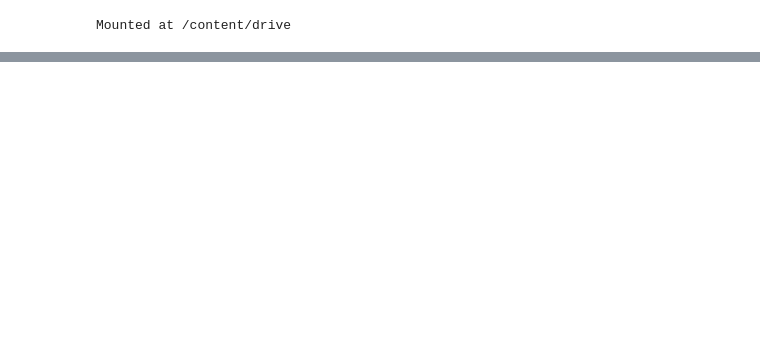
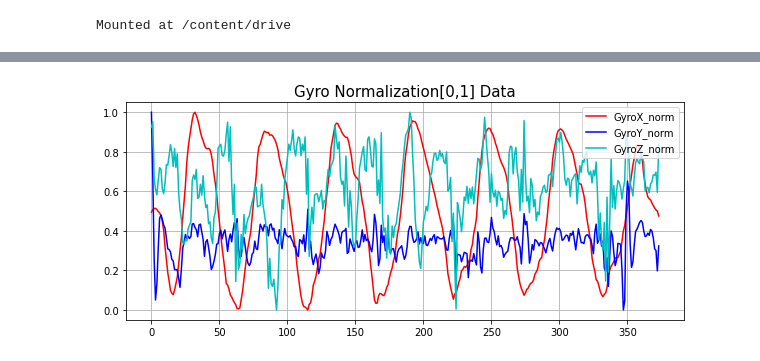
Before and after one commit to Hyolinkim/capstoneDesign_20210830, a Jupyter notebook: dataScalingNorm.ipynb, the cells around one changed output, grey strips where cells are left out. Saved outputs shown, nothing was run; the diff lists cells and outputs as text; code cells hidden in the pictures; blank space fills up the shorter version.

```diff
--- a/dataScalingNorm.ipynb
+++ b/dataScalingNorm.ipynb
@@ -99,0 +205,13 @@ for i in range(1,101):
+# %%
+#Normal 정규화[0,1] 데이터 자이로
+plt.figure(figsize=(10,4))
+plt.plot(range(len(data_dfgx)), data_normgx, 'r',
+         range(len(data_dfgy)), data_normgy,'b',
+         range(len(data_dfgz)), data_normgz, 'c')
+plt.title('Gyro Normalization[0,1] Data', size=15)
+plt.legend(['GyroX_norm', 'GyroY_norm', 'GyroZ_norm'], loc=1)
+plt.grid(True)
+#plt.axis([0, 100, -11, -11])
+plt.show()
+# %% [output]
+[figure, added]
```
Also changed, not shown: parts of 20 cells of this notebook.
